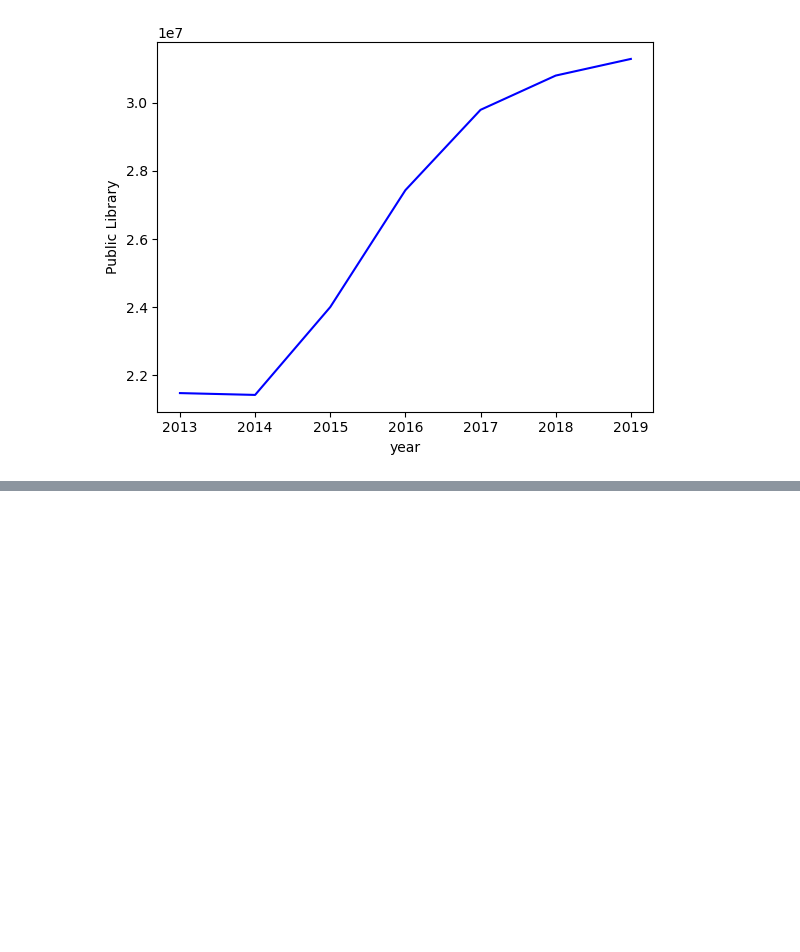
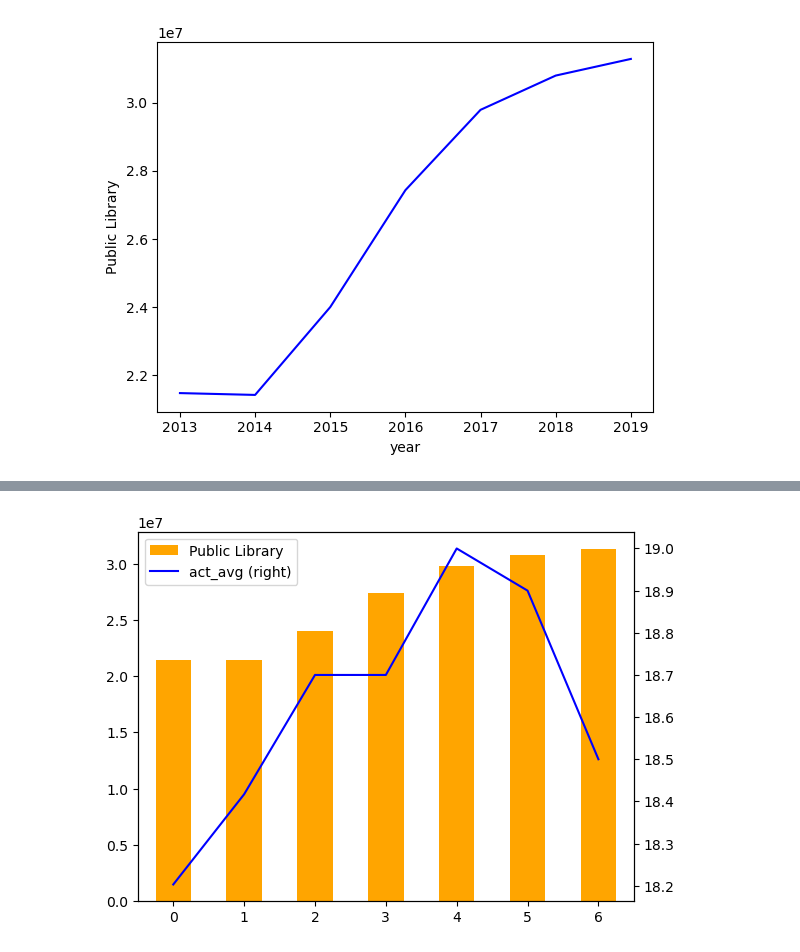
Before and after one commit to jwhankins177/capstone-budget-impact-jupyternb-python, a Jupyter notebook: notebooks/act_lib.ipynb, the cells around one changed output, grey strips where cells are left out. Drawn from its saved outputs; the diff is of its cells as text; code cells hidden in the pictures; blank space fills up the shorter version.

Commit message:
done with first graph

```diff
--- a/notebooks/act_lib.ipynb
+++ b/notebooks/act_lib.ipynb
@@ -415,7 +415,7 @@ lib_13_19
 # %%
 lib_13_19['year'] = [2013,2014,2015,2016,2017,2018,2019]
 # %%
-lib_13_19 = lib_13_19[['Public Library', 'year']]
+lib = lib_13_19[['Public Library', 'year']]
 # %%
 # plot line graph on axis #1
 ax1 = sns.lineplot(
@@ -481,0 +536,29 @@ NameError: name 'x' is not defined
+# %%
+# Create the figure and axes object
+fig, ax = plt.subplots()
+# Plot the first x and y axes:
+lib.plot(
+    use_index=False,
+    kind='bar',
+    y='Public Library',
+    ax=ax,
+    color='orange',
+    #ylim = (3,5)
+
+
+)
+# Plot the second x and y axes.
+# By secondary_y = True a second y-axis is requested
+act.plot(
+    use_index=True,
+    y='act_avg',
+    ax=ax,
+    secondary_y=True,
+    color='blue',
+    #xlabel=(lab)
+
+)
+ax.set_xtickslables =([2013,2014,2015,2016,2017,2018,2019])
+plt.show()
+# %% [output]
+[figure, added]
```
Also changed, not shown: parts of 8 cells of this notebook.
